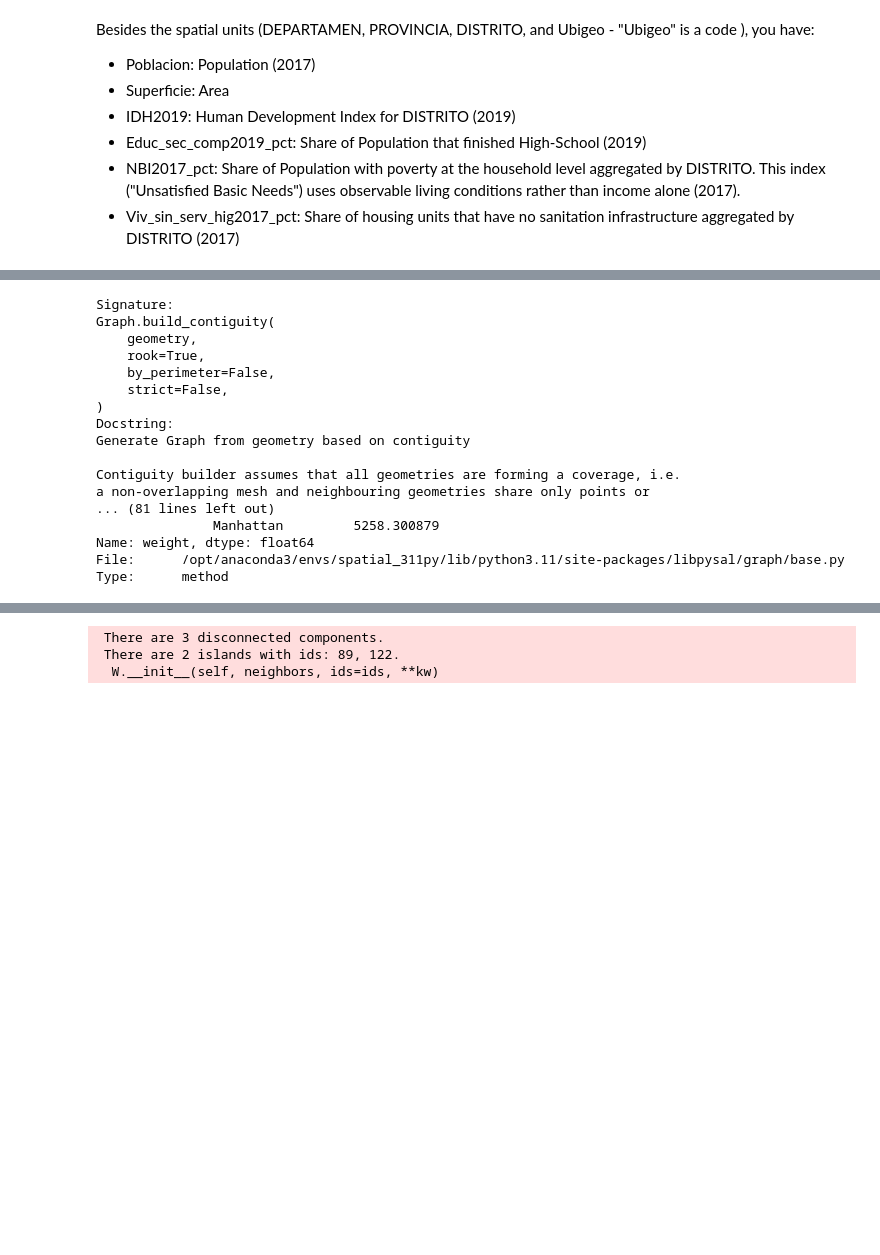
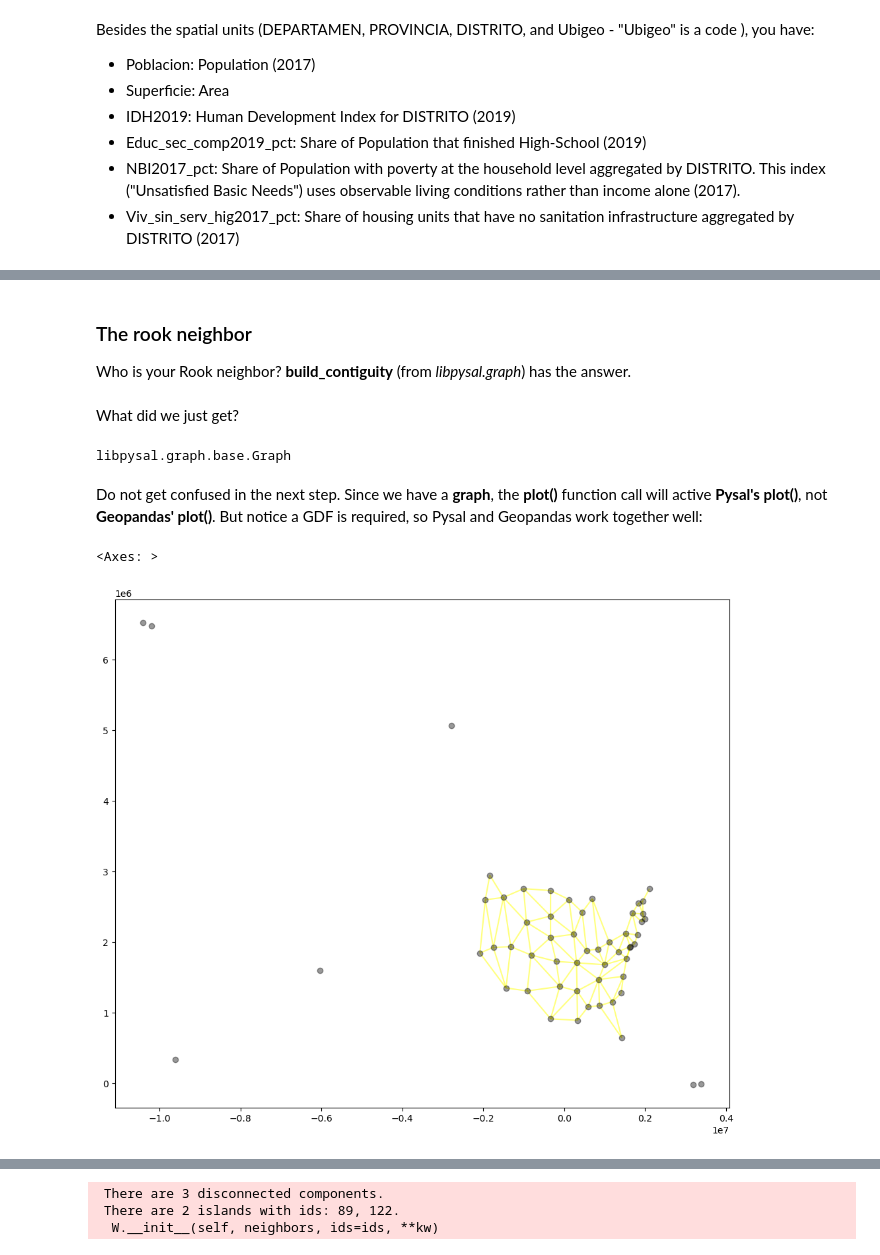
Before and after one commit to CienciaDeDatosEspacial/spatial_autoCorr, a Jupyter notebook: index.ipynb, the cells around one changed output, grey strips where cells are left out. Saved outputs shown, nothing was run; the diff lists cells and outputs as text; code cells hidden in the pictures; blank space fills up the shorter version.

```diff
--- a/index.ipynb
+++ b/index.ipynb
@@ -53,0 +56,3 @@ us_states.plot()
+# %%
+us_states.set_index('NAME', inplace=True)
+us_states.head()
@@ -112,22 +129,21 @@ Take a look at the **queen** and **rook** relationship:
+# %% [markdown]
+### The rook neighbor
+
+Who is your Rook neighbor? **build_contiguity** (from _libpysal.graph_) has the answer.
 # %%
 from libpysal.graph import Graph
 
-Graph.build_contiguity(us_states,contiguity)
+us_states_rook=Graph.build_contiguity(us_states,rook=True)
-# %% [output]
-Signature:
-Graph.build_contiguity(
-    geometry,
-    rook=True,
-    by_perimeter=False,
-    strict=False,
-)
-Docstring:
-Generate Graph from geometry based on contiguity
-
-Contiguity builder assumes that all geometries are forming a coverage, i.e.
-a non-overlapping mesh and neighbouring geometries share only points or
-... (81 lines left out)
-               Manhattan         5258.300879
-Name: weight, dtype: float64
-File:      /opt/anaconda3/envs/spatial_311py/lib/python3.11/site-packages/libpysal/graph/base.py
-Type:      method
+# %% [markdown]
+What did we just get?
+# %%
+type(us_states_rook)
+# %% [output]
+libpysal.graph.base.Graph
+# %% [markdown]
+Do not get confused in the next step. Since we have a **graph**, the **plot()** function call will active **Pysal's plot()**, not **Geopandas' plot()**. But notice a GDF is required, so Pysal and Geopandas work together well:
+# %%
+us_states_rook.plot(us_states, node_kws=dict(alpha=0.4), edge_kws=dict(alpha=0.5, color='yellow'),figsize=(12, 10))
+# %% [output]
+<Axes: >
+[figure, added]
```
Also changed, not shown: parts of 74 cells of this notebook.
